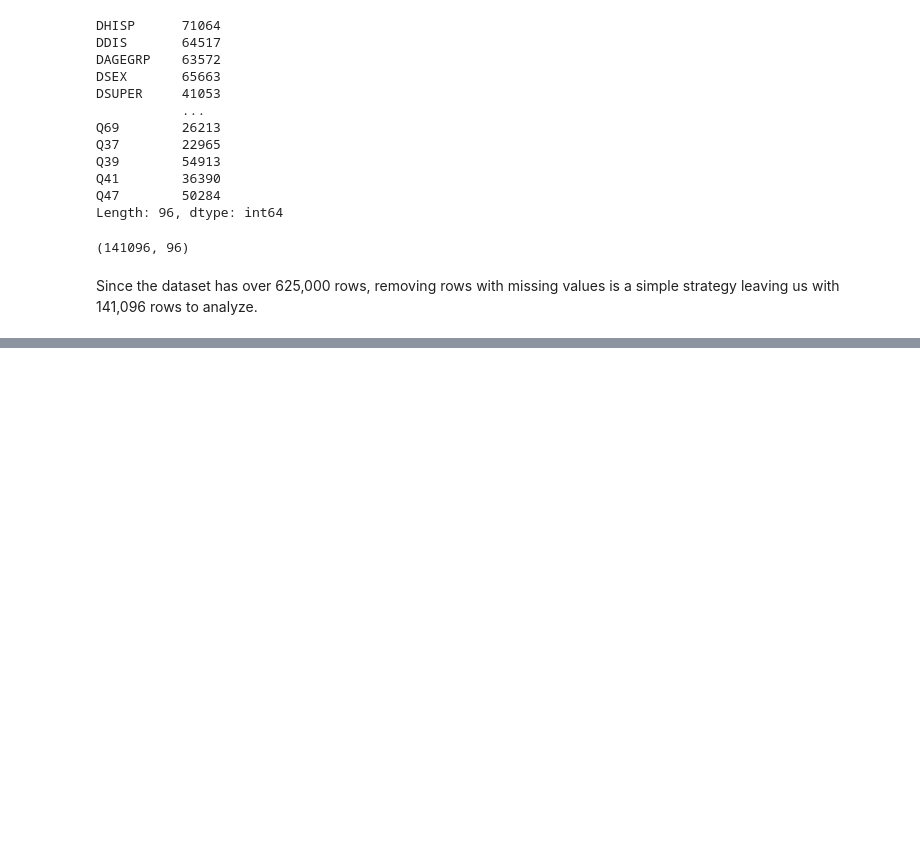
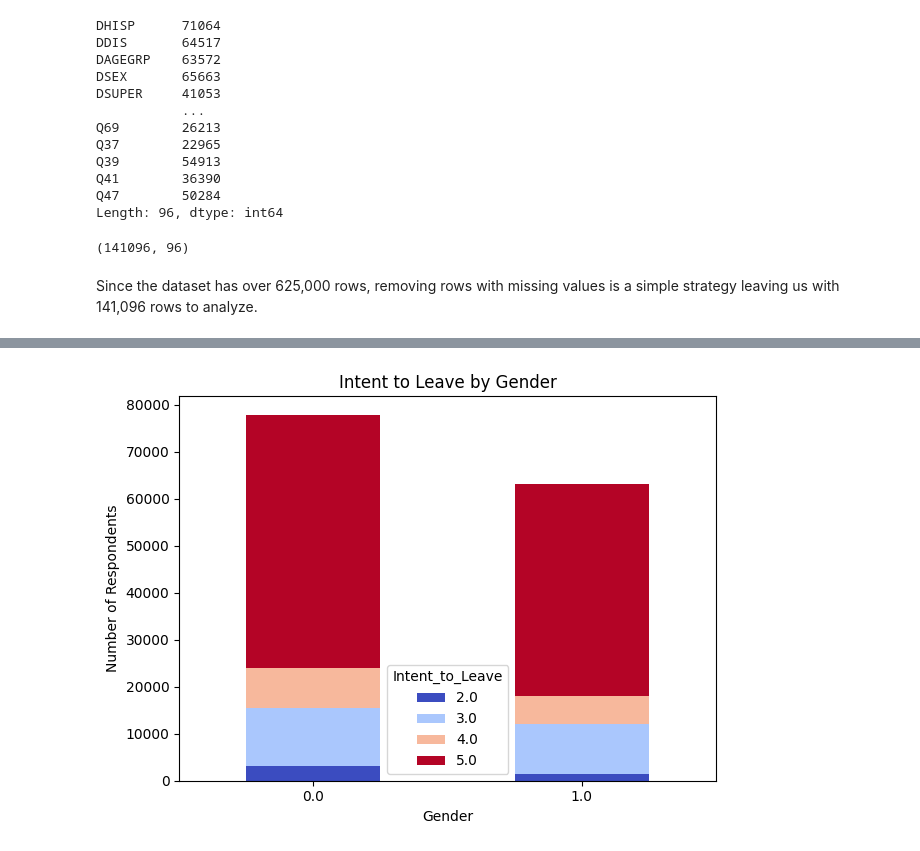
Before and after one commit to sophiaajensen/ADS599_CapstoneProject, a Jupyter notebook: 2023FEV.ipynb, the cells around one changed output, grey strips where cells are left out. Cells and saved outputs as stored; diff of their text form; code cells hidden in the pictures; blank space fills up the shorter version.

```diff
--- a/2023FEV.ipynb
+++ b/2023FEV.ipynb
@@ -128,0 +222,9 @@ Since the dataset has over 625,000 rows, removing rows with missing values is a
+# %%
+pd.crosstab(df_clean['Gender'], df_clean['Intent_to_Leave']).plot(kind='bar', stacked=True, colormap='coolwarm')
+plt.title("Intent to Leave by Gender")
+plt.ylabel("Number of Respondents")
+plt.xticks(rotation=0)
+plt.tight_layout()
+plt.show()
+# %% [output]
+[figure, added]
```
Also changed, not shown: parts of 17 cells of this notebook, 2 other files.
